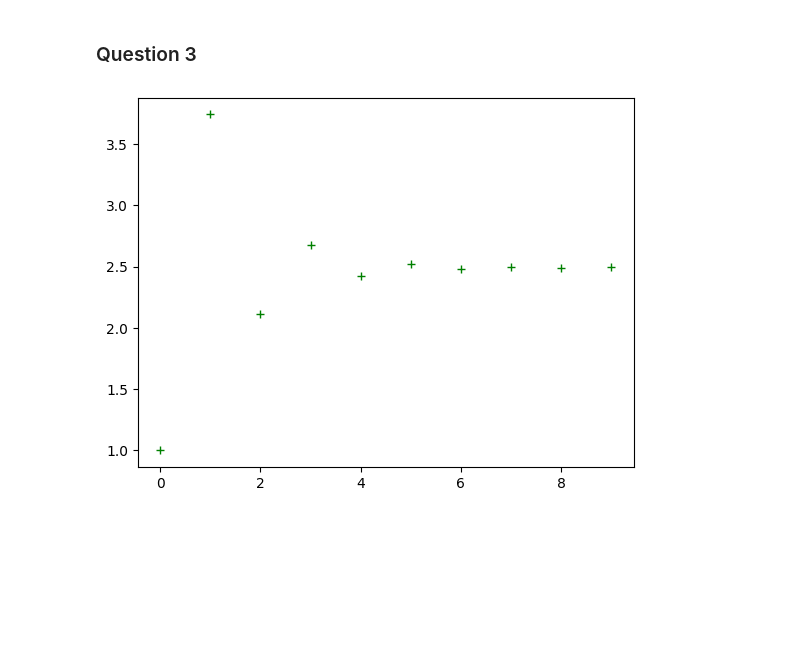
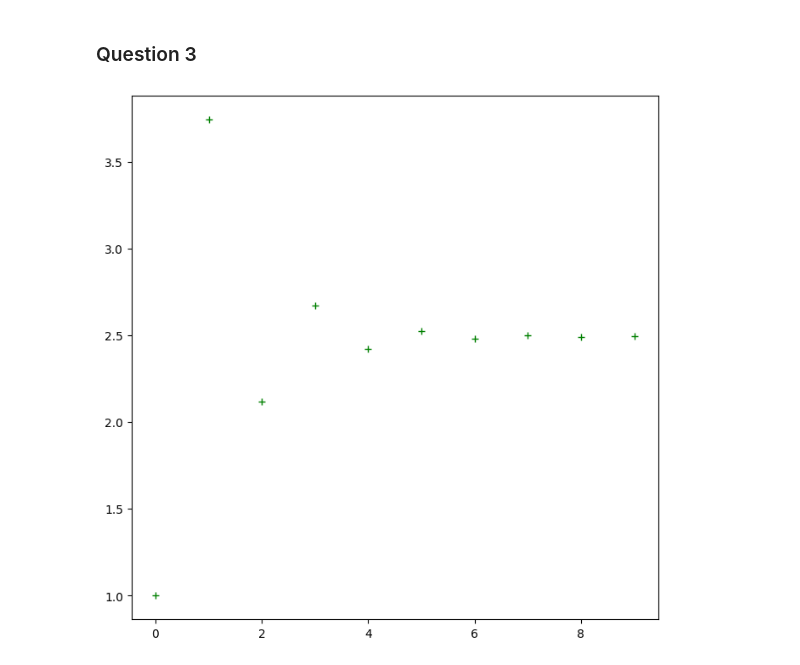
Before and after one commit to Falite/Notebooks-Jupyter, a Jupyter notebook: MEEF Degree/Logiciels scientifiques/Examen_CC2_2026_Omarjee.ipynb, the cells around one changed output. Saved outputs shown, nothing was run; the diff lists cells and outputs as text; code cells hidden in the pictures; blank space fills up the shorter version.

```diff
--- a/MEEF Degree/Logiciels scientifiques/Examen_CC2_2026_Omarjee.ipynb
+++ b/MEEF Degree/Logiciels scientifiques/Examen_CC2_2026_Omarjee.ipynb
@@ -53,13 +54,14 @@ le  10 ème lancer donne 6
 # %%
 def u(n):
     if n==0:
         return 1
     else:
         return np.sqrt((u(n-1)+13)/u(n-1))
 
 vec_n = np.arange(0,10,1)
 
+plt.figure(figsize=(8,8))
 plt.plot(vec_n,[u(n) for n in vec_n],'+',color='g')
 plt.show()
 # %% [output]
-[figure, old version]
+[figure, new version]
```
Also changed, not shown: parts of 1 cell of this notebook, 1 other file.
